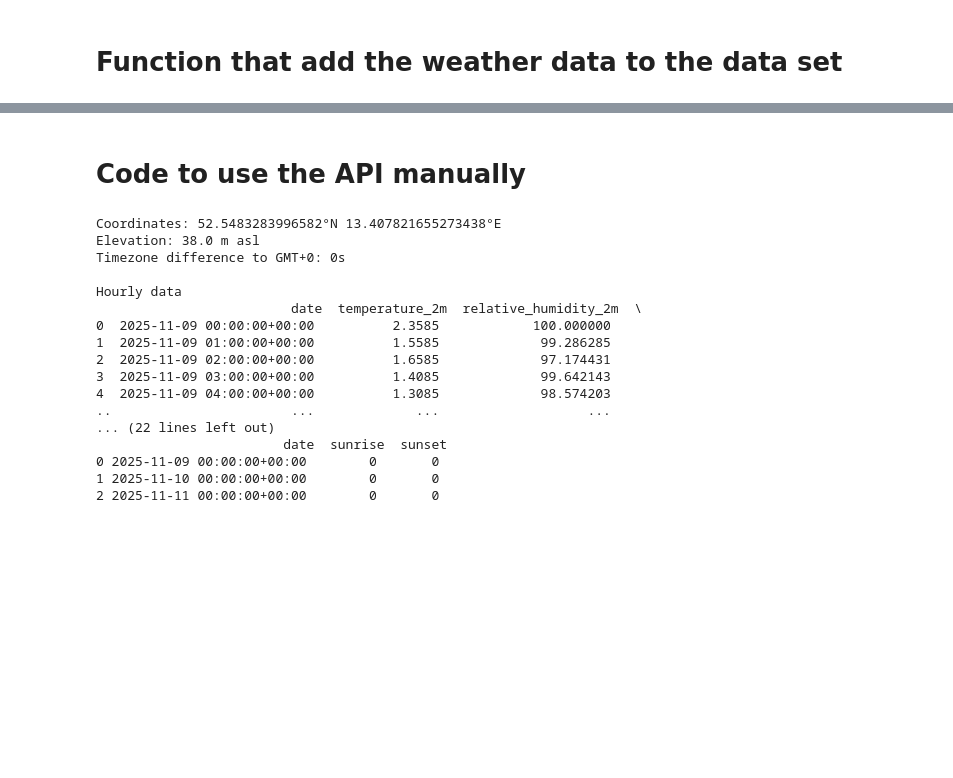
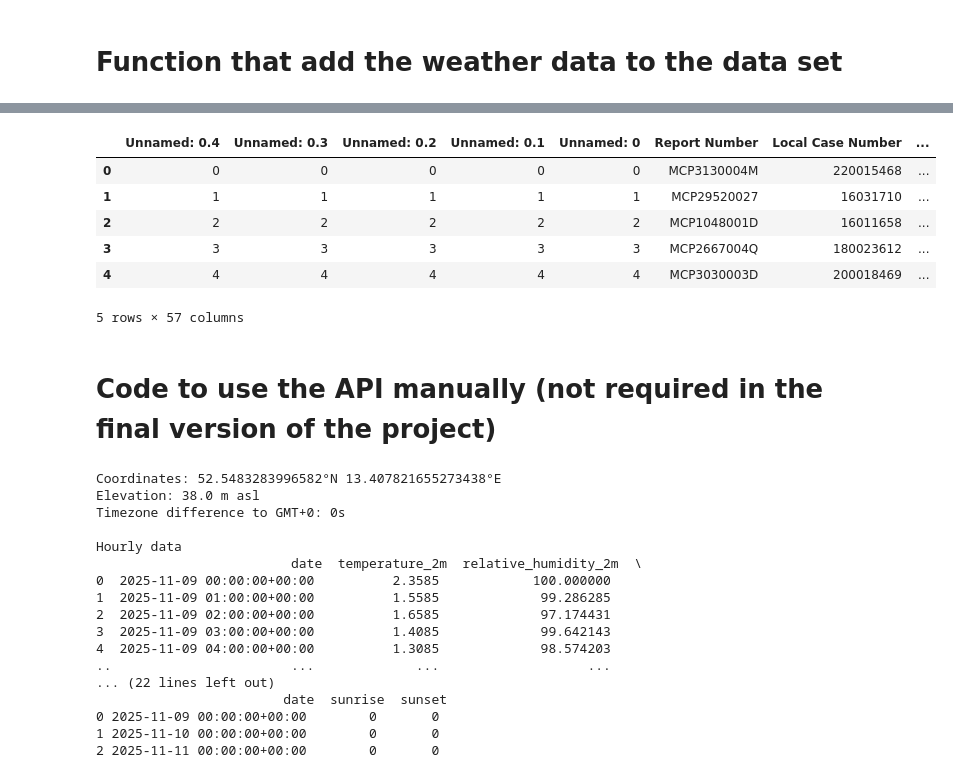
Before and after one commit to mathiasmoka/pyds25, a Jupyter notebook: weather.ipynb, the cells around one changed output, grey strips where cells are left out. Saved outputs shown, nothing was run; the diff lists cells and outputs as text; code cells hidden in the pictures; blank space fills up the shorter version.

```diff
--- a/weather.ipynb
+++ b/weather.ipynb
@@ -527,0 +368,42 @@ Name: 0, dtype: object
+# %%
+if os.path.exists("completed_dataset_sample.csv"):
+    car_accidents_data = pd.read_csv("completed_dataset_sample.csv") # usecols=usecols) to select specific columns
+else:
+    print("The file does not exist.")
+
+n = len(car_accidents_data)
+for i in range(0,n):
+
+    date_time = car_accidents_data.iloc[i]['Crash Date/Time']
+
+    accident_time = date_time.split(" ")[1] #useless
+    hour = date_time.split(" ")[1].split(":")[0]
+    time_of_day = date_time.split(" ")[2]
+    time_minutes = date_time.split(" ")[1].split(":")[1]
+
+    if time_of_day == "PM" and hour != "12":
+        accident_hour_24h = int(hour) + 12
+    elif time_of_day == "AM" and hour == "12":
+        accident_hour_24h = 00
+    else :
+        accident_hour_24h = int(hour)
+
+    if accident_hour_24h < 10:
+        accident_hour_24h = "0" + str(accident_hour_24h)
+    accident_time_24h = str(accident_hour_24h) + ":" + time_minutes + ":00"
+
+    sunrise_time = car_accidents_data.iloc[i]['sunrise']
+    sunset_time = car_accidents_data.iloc[i]['sunset']
+
+    if sunrise_time <= accident_time_24h <= sunset_time:
+        car_accidents_data.at[i, "day_or_night_code"] = "0"
+        print(f"Daytime crash at row {i}: accident time {accident_time_24h}, sunrise {sunrise_time}, sunset {sunset_time}")
+    else:
+        car_accidents_data.at[i, "day_or_night_code"] = "1"
+        print(f"Nighttime crash at row {i}: accident time {accident_time_24h}, sunrise {sunrise_time}, sunset {sunset_time}")
+
+   #print(f"Processed row {i} out of {n}")
+
+car_accidents_data.head()
+car_accidents_data.to_csv("completed_dataset_sample.csv")
+# %% [output]
@@ -528,5 +427,12 @@ Name: 0, dtype: object
+|  | Unnamed: 0.4 | Unnamed: 0.3 | Unnamed: 0.2 | Unnamed: 0.1 | Unnamed: 0 | Report Number | Local Case Number | ... |
+| 0 | 0 | 0 | 0 | 0 | 0 | MCP3130004M | 220015468 | ... |
+| 1 | 1 | 1 | 1 | 1 | 1 | MCP29520027 | 16031710 | ... |
+| 2 | 2 | 2 | 2 | 2 | 2 | MCP1048001D | 16011658 | ... |
+| 3 | 3 | 3 | 3 | 3 | 3 | MCP2667004Q | 180023612 | ... |
+| 4 | 4 | 4 | 4 | 4 | 4 | MCP3030003D | 200018469 | ... |
+5 rows × 57 columns
 # %% [markdown]
-# Code to use the API manually
+# Code to use the API manually (not required in the final version of the project)
 # %%
 import openmeteo_requests
 
```
Also changed, not shown: parts of 10 cells of this notebook, 4 other files.
